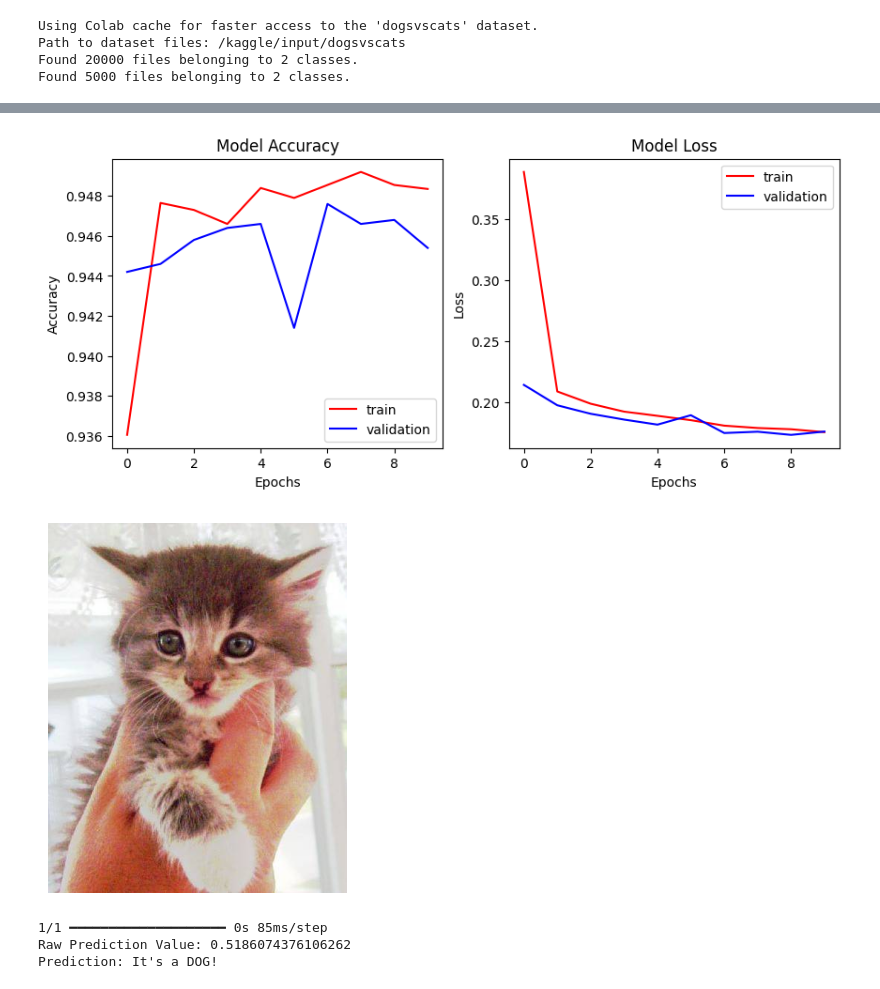
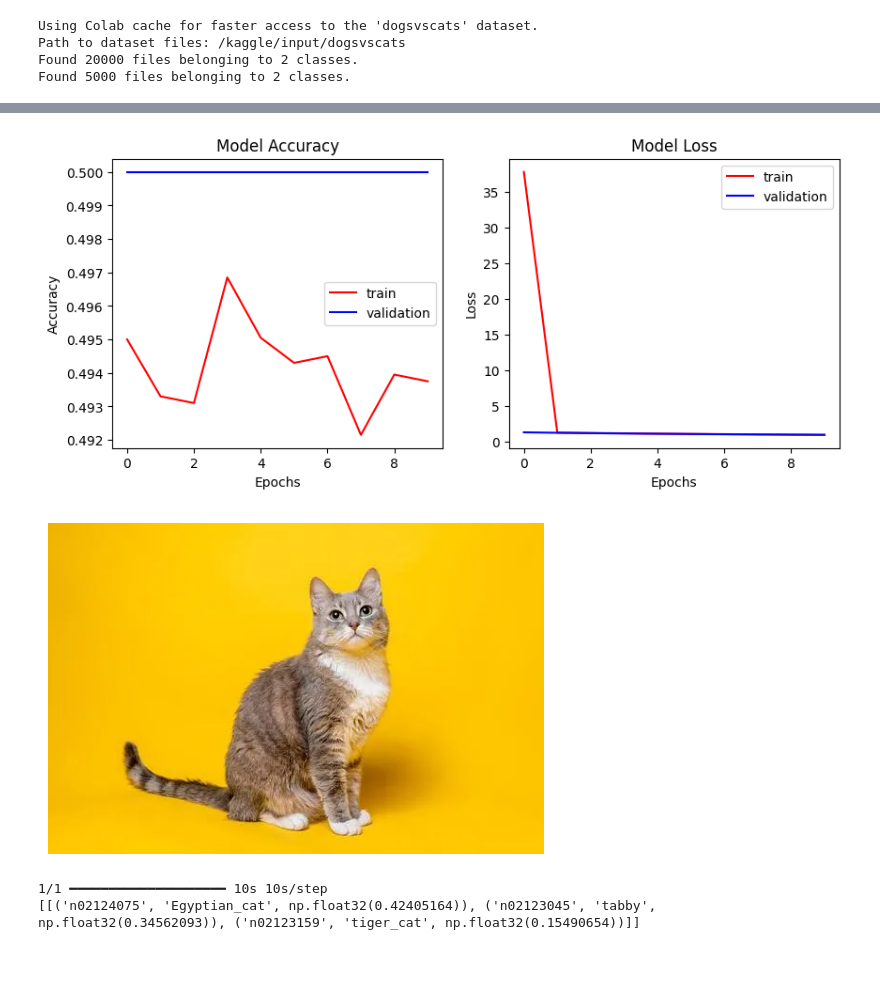
Before and after one commit to anirban2005143a/machine_learning, a Jupyter notebook: deep_learning/CNN/practice/transfer_learning.ipynb, the cells around one changed output, grey strips where cells are left out. Drawn from its saved outputs; the diff is of its cells as text; code cells hidden in the pictures; blank space fills up the shorter version.

```diff
--- a/deep_learning/CNN/practice/transfer_learning.ipynb
+++ b/deep_learning/CNN/practice/transfer_learning.ipynb
@@ -11,10 +22,8 @@ import matplotlib.pyplot as plt
 # %%
-resnet_conv = VGG19(
+resnet_conv = VGG16(
     include_top=True,
     weights="imagenet",
-    input_tensor=None,
-    input_shape=None,
-    pooling=None,
+    input_shape=(224,224,3),
     classes=1000,
     classifier_activation="softmax",
 )
@@ -27,20 +36,20 @@ path = kagglehub.dataset_download("salader/dogsvscats")
 print("Path to dataset files:", path)
 
 train_ds = keras.utils.image_dataset_from_directory(
-    directory=f'{path}/train',
+    directory=f"{path}/train",
     labels='inferred',
     label_mode='int',
     batch_size=32,
-    image_size=(224, 224)
+    image_size=(299, 299)
 )
 
 # Load the validation dataset
 validation_ds = keras.utils.image_dataset_from_directory(
-    directory=f'{path}/test',
+    directory=f"{path}/test",
     labels='inferred',
     label_mode='int',
     batch_size=32,
-    image_size=(224, 224)
+    image_size=(299, 299)
 )
 # %% [output]
 Using Colab cache for faster access to the 'dogsvscats' dataset.
@@ -52,10 +85,12 @@ model = Sequential()
 
 model.add(resnet_conv)
 model.add(Flatten())
-model.add(Dense(256, activation='relu', kernel_initializer='he_uniform', kernel_regularizer=keras.regularizers.l2(0.003)))
-model.add(Dropout(0.3))
-model.add(Dense(128, activation='relu', kernel_initializer='he_uniform', kernel_regularizer=keras.regularizers.l2(0.003)))
-model.add(Dropout(0.3))
+model.add(Dense(32, activation='relu', kernel_initializer='he_uniform', kernel_regularizer=keras.regularizers.l2(0.003)))
+model.add(Dropout(0.1))
+model.add(Dense(32, activation='relu', kernel_initializer='he_uniform', kernel_regularizer=keras.regularizers.l2(0.003)))
+model.add(Dropout(0.1))
+model.add(Dense(32, activation='relu', kernel_initializer='he_uniform', kernel_regularizer=keras.regularizers.l2(0.003)))
+model.add(Dropout(0.1))
 model.add(Dense(1, activation='sigmoid'))
 
 model.summary()
@@ -153,40 +188,34 @@ plt.ylabel('Loss')
 plt.legend()
 plt.show()
 # %% [output]
-[figure, old version]
+[figure, new version]
 # %%
 import cv2
 import os
 
-image_path = '/kaggle/input/dogsvscats/train/cats/cat.100.jpg'
+image_path = r"C:\Users\Anirban\Downloads\charming-cat-looks-interested-with-his-head-up-isolated-on-a-yellow-background-photo.webp"
 
 if os.path.exists(image_path):
     test_img = cv2.imread(image_path)
     # Convert BGR (OpenCV default) to RGB for correct matplotlib plotting
     test_img_rgb = cv2.cvtColor(test_img, cv2.COLOR_BGR2RGB)
     plt.imshow(test_img_rgb)
     plt.axis('off')
     plt.show()
 
     # Preprocess the image to fit model expectations
-    test_img_resized = cv2.resize(test_img, (224, 224))
-    test_input = test_img_resized.reshape((1, 224, 224, 3))
+    test_img_resized = cv2.resize(test_img, (299, 299))
+    test_input = test_img_resized.reshape((1, 299, 299, 3))
 
     # Scale image pixels if the training pipeline scales them
     test_input = test_input / 255.0
 
     # Prediction
     prediction = model.predict(test_input)
-    print(f"Raw Prediction Value: {prediction[0][0]}")
-
-    if prediction[0][0] < 0.5:
-        print("Prediction: It's a CAT!")
-    else:
-        print("Prediction: It's a DOG!")
+    print(decode_predictions(prediction, top=3))
 else:
     print(f"Image not found at {image_path}. Please check your path.")
 # %% [output]
-[figure, old version]
+[figure, new version]
-1/1 ━━━━━━━━━━━━━━━━━━━━ 0s 85ms/step
-Raw Prediction Value: 0.5186074376106262
-Prediction: It's a DOG!
+1/1 ━━━━━━━━━━━━━━━━━━━━ 10s 10s/step
+[[('n02124075', 'Egyptian_cat', np.float32(0.42405164)), ('n02123045', 'tabby', np.float32(0.34562093)), ('n02123159', 'tiger_cat', np.float32(0.15490654))]]
```
Also changed, not shown: parts of 6 cells of this notebook, 1 other file.
